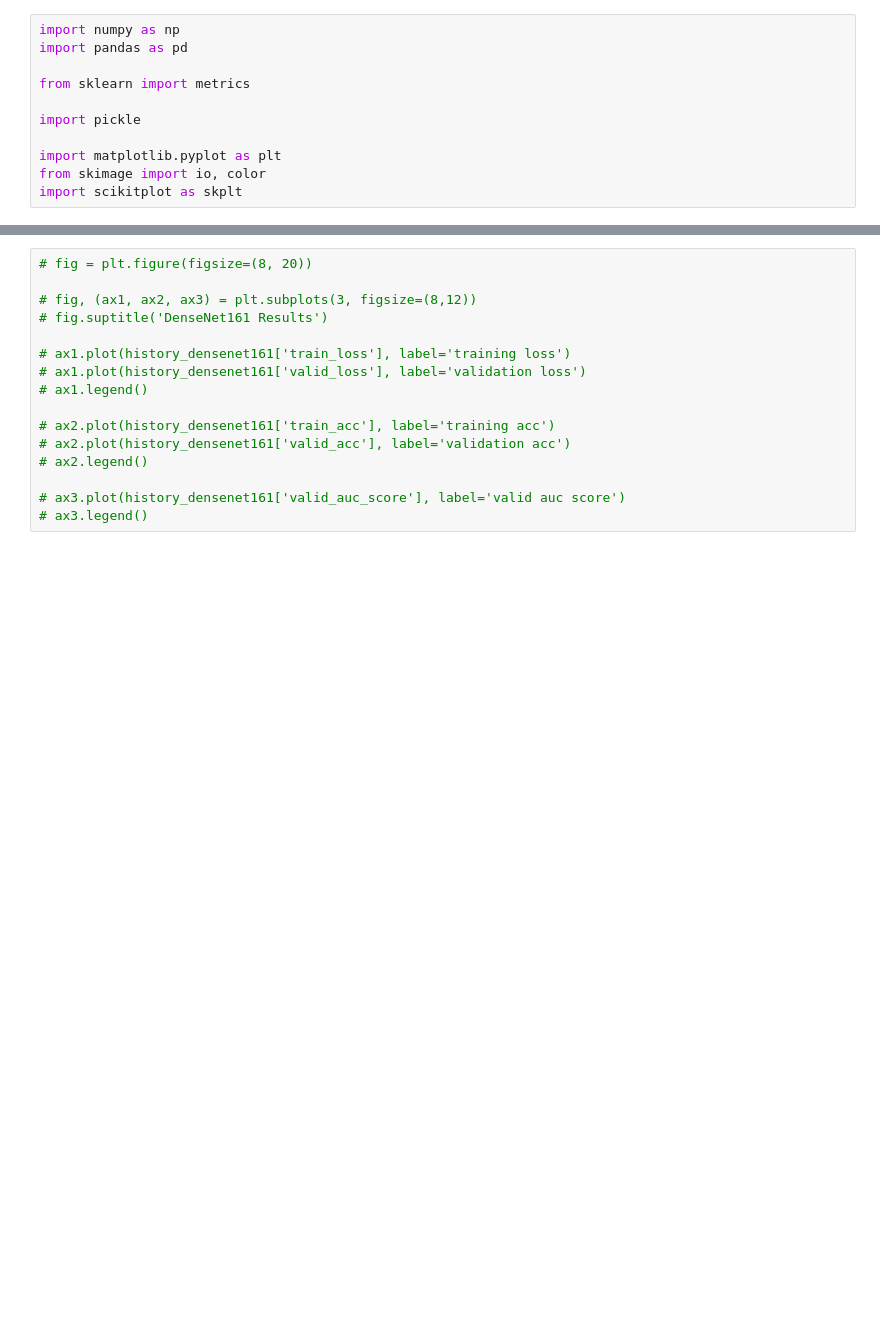
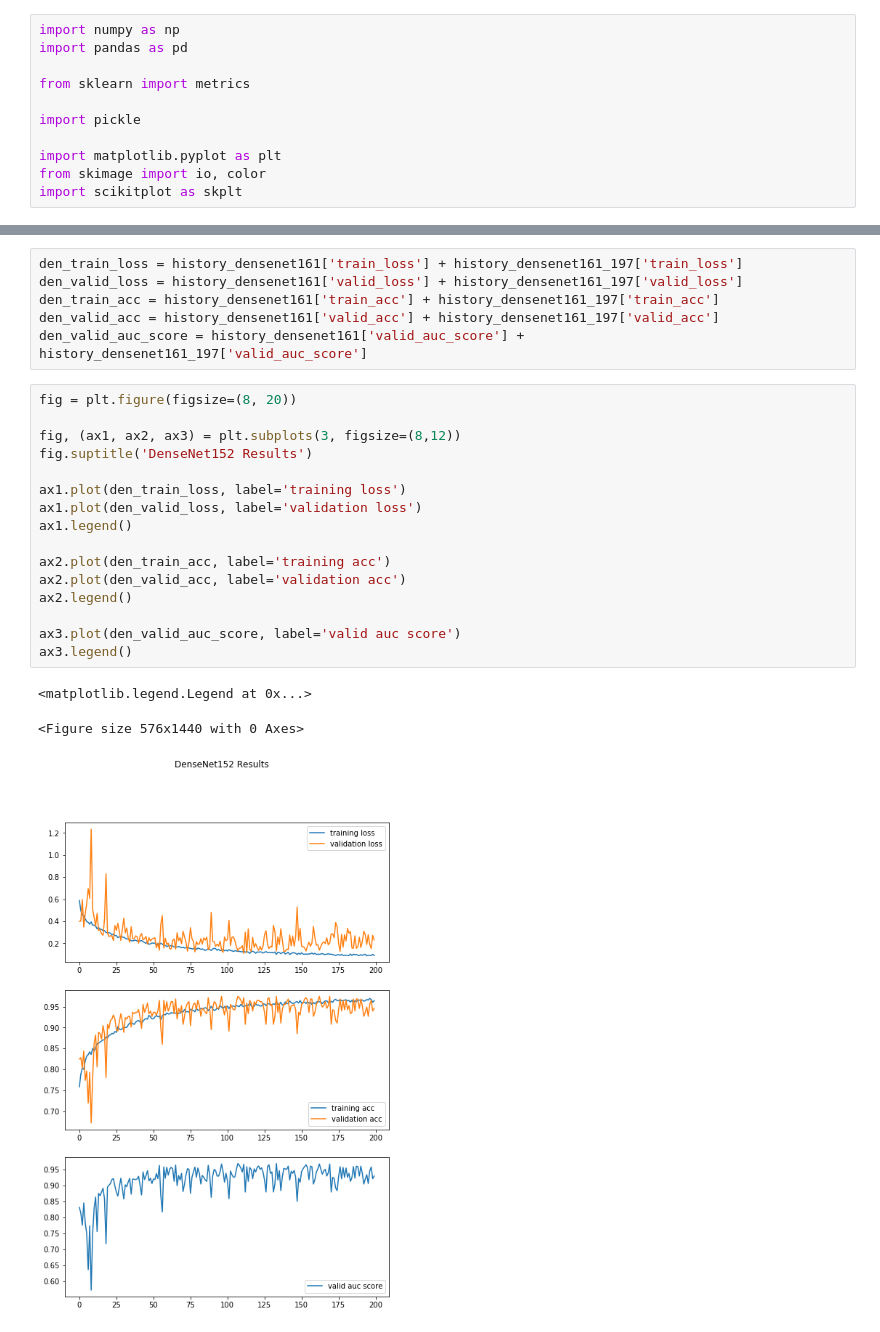
Before and after one commit to zyy2929/DeepLearningForMedicine, a Jupyter notebook: Code/visualization.ipynb, the cells around one changed output, grey strips where cells are left out. Drawn from its saved outputs; the diff is of its cells as text; blank space fills up the shorter version.

```diff
--- a/Code/visualization.ipynb
+++ b/Code/visualization.ipynb
@@ -40,16 +59,26 @@ ax3.legend()
+# %%
+den_train_loss = history_densenet161['train_loss'] + history_densenet161_197['train_loss']
+den_valid_loss = history_densenet161['valid_loss'] + history_densenet161_197['valid_loss']
+den_train_acc = history_densenet161['train_acc'] + history_densenet161_197['train_acc']
+den_valid_acc = history_densenet161['valid_acc'] + history_densenet161_197['valid_acc']
+den_valid_auc_score = history_densenet161['valid_auc_score'] + history_densenet161_197['valid_auc_score']
 # %%
-# fig = plt.figure(figsize=(8, 20))
+fig = plt.figure(figsize=(8, 20))
 
-# fig, (ax1, ax2, ax3) = plt.subplots(3, figsize=(8,12))
-# fig.suptitle('DenseNet161 Results')
+fig, (ax1, ax2, ax3) = plt.subplots(3, figsize=(8,12))
+fig.suptitle('DenseNet152 Results')
 
-# ax1.plot(history_densenet161['train_loss'], label='training loss')
-# ax1.plot(history_densenet161['valid_loss'], label='validation loss')
-# ax1.legend()
+ax1.plot(den_train_loss, label='training loss')
+ax1.plot(den_valid_loss, label='validation loss')
+ax1.legend()
 
-# ax2.plot(history_densenet161['train_acc'], label='training acc')
-# ax2.plot(history_densenet161['valid_acc'], label='validation acc')
-# ax2.legend()
+ax2.plot(den_train_acc, label='training acc')
+ax2.plot(den_valid_acc, label='validation acc')
+ax2.legend()
 
-# ax3.plot(history_densenet161['valid_auc_score'], label='valid auc score')
-# ax3.legend()
+ax3.plot(den_valid_auc_score, label='valid auc score')
+ax3.legend()
+# %% [output]
+<matplotlib.legend.Legend at 0x...>
+<Figure size 576x1440 with 0 Axes>
+[figure, added]
```
Also changed, not shown: parts of 8 cells of this notebook, 2 other files.
